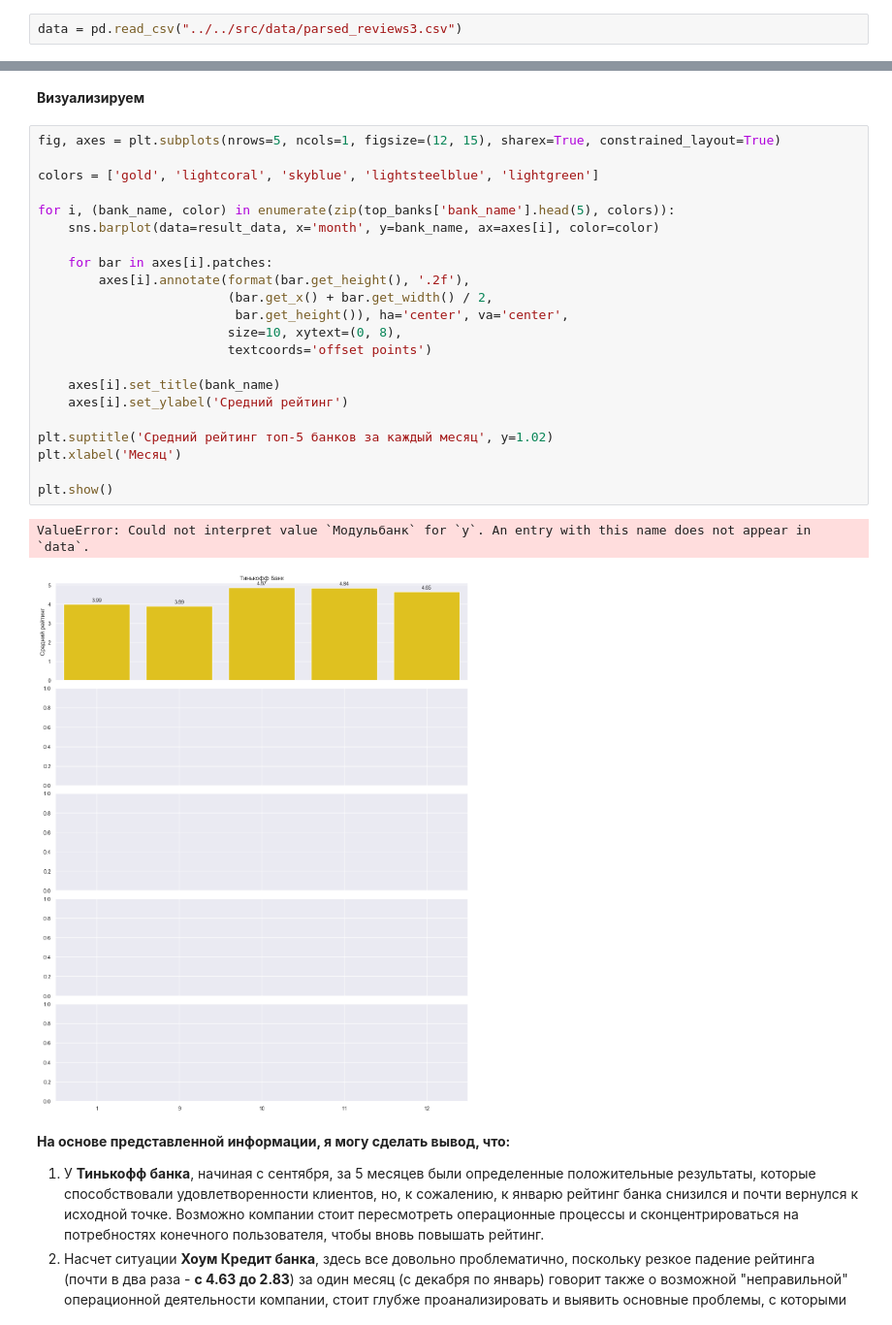
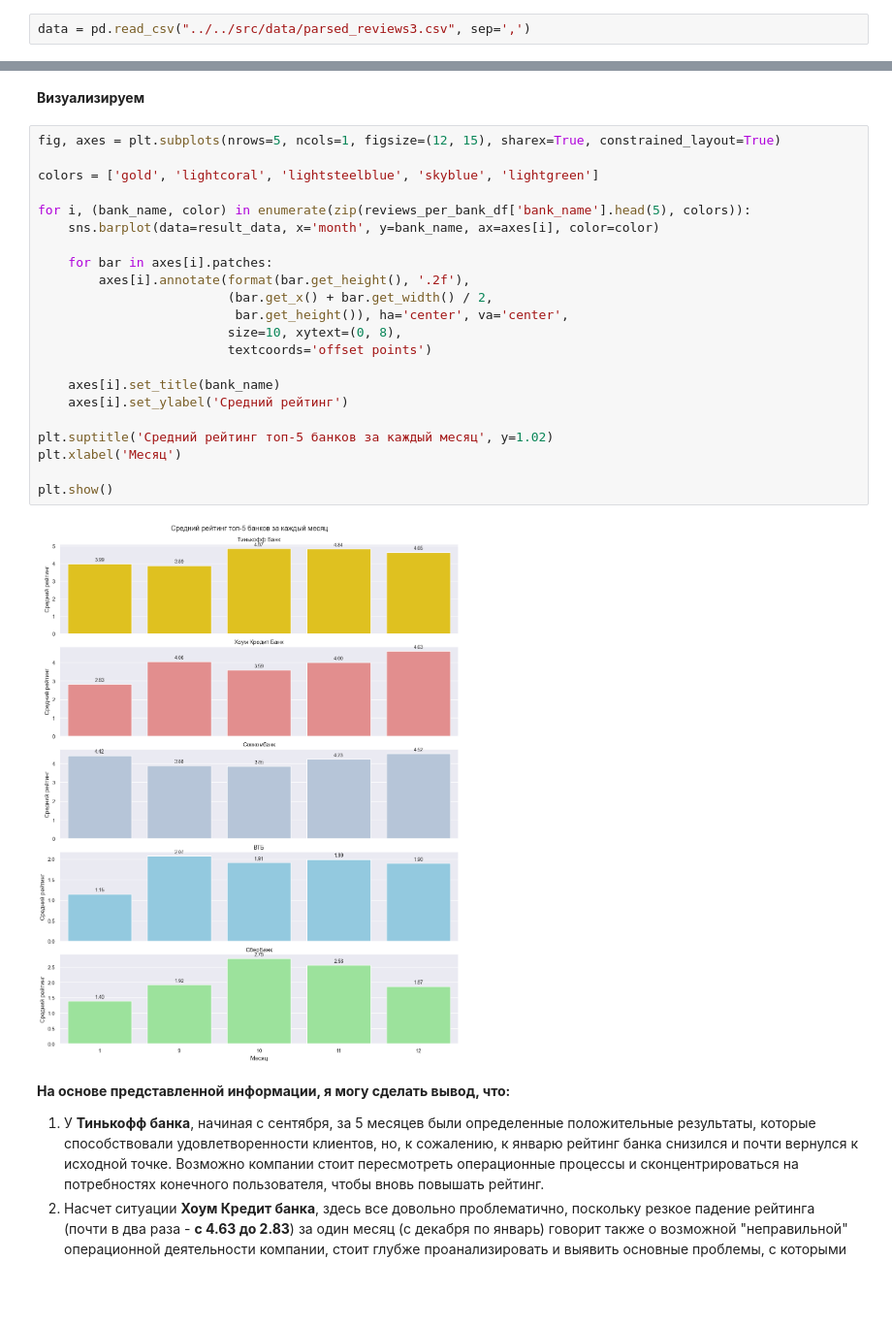
Before and after one commit to nikfilonenko/EDA_binary-text-classifier, a Jupyter notebook: src/notebooks/analysis_of_reviews_of_banks.ipynb, the cells around one changed output, grey strips where cells are left out. Shown at 97% size. Drawn from its saved outputs; the diff is of its cells as text; blank space fills up the shorter version.

```diff
--- a/src/notebooks/analysis_of_reviews_of_banks.ipynb
+++ b/src/notebooks/analysis_of_reviews_of_banks.ipynb
@@ -71,7 +71,7 @@ import torch.nn.functional as F
 # %% [markdown]
 ### 1.1 Получение общего представления о данных
 # %%
-data = pd.read_csv("../../src/data/parsed_reviews3.csv")
+data = pd.read_csv("../../src/data/parsed_reviews3.csv", sep=',')
 # %% [markdown]
 #### 1.1.1 Базовая информация (Пропуски, дубликаты, datatypes)
 # %%
@@ -406,28 +406,27 @@ result_data.describe()
 # %%
 fig, axes = plt.subplots(nrows=5, ncols=1, figsize=(12, 15), sharex=True, constrained_layout=True)
 
-colors = ['gold', 'lightcoral', 'skyblue', 'lightsteelblue', 'lightgreen']
+colors = ['gold', 'lightcoral', 'lightsteelblue', 'skyblue', 'lightgreen']
 
-for i, (bank_name, color) in enumerate(zip(top_banks['bank_name'].head(5), colors)):
+for i, (bank_name, color) in enumerate(zip(reviews_per_bank_df['bank_name'].head(5), colors)):
     sns.barplot(data=result_data, x='month', y=bank_name, ax=axes[i], color=color)
 
     for bar in axes[i].patches:
         axes[i].annotate(format(bar.get_height(), '.2f'),
                          (bar.get_x() + bar.get_width() / 2,
                           bar.get_height()), ha='center', va='center',
                          size=10, xytext=(0, 8),
                          textcoords='offset points')
 
     axes[i].set_title(bank_name)
     axes[i].set_ylabel('Средний рейтинг')
 
 plt.suptitle('Средний рейтинг топ-5 банков за каждый месяц', y=1.02)
 plt.xlabel('Месяц')
 
 plt.show()
 # %% [output]
-ValueError: Could not interpret value `Модульбанк` for `y`. An entry with this name does not appear in `data`.
-[figure, old version]
+[figure, new version]
 # %% [markdown]
 **На основе представленной информации, я могу сделать вывод, что:**
 1. У **Тинькофф банка**, начиная с сентября, за 5 месяцев были определенные положительные результаты, которые способствовали удовлетворенности клиентов, но, к сожалению, к январю рейтинг банка снизился и почти вернулся к исходной точке. Возможно компании стоит пересмотреть операционные процессы и сконцентрироваться на потребностях конечного пользователя, чтобы вновь повышать рейтинг.
```
Also changed, not shown: parts of 58 cells of this notebook.
